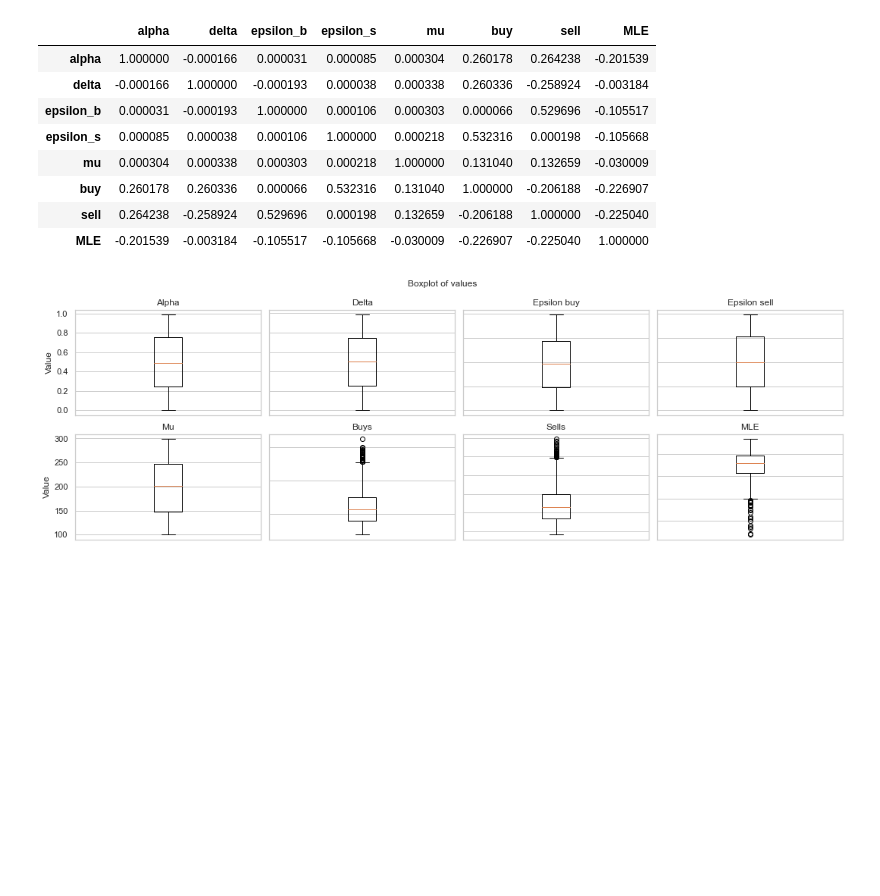
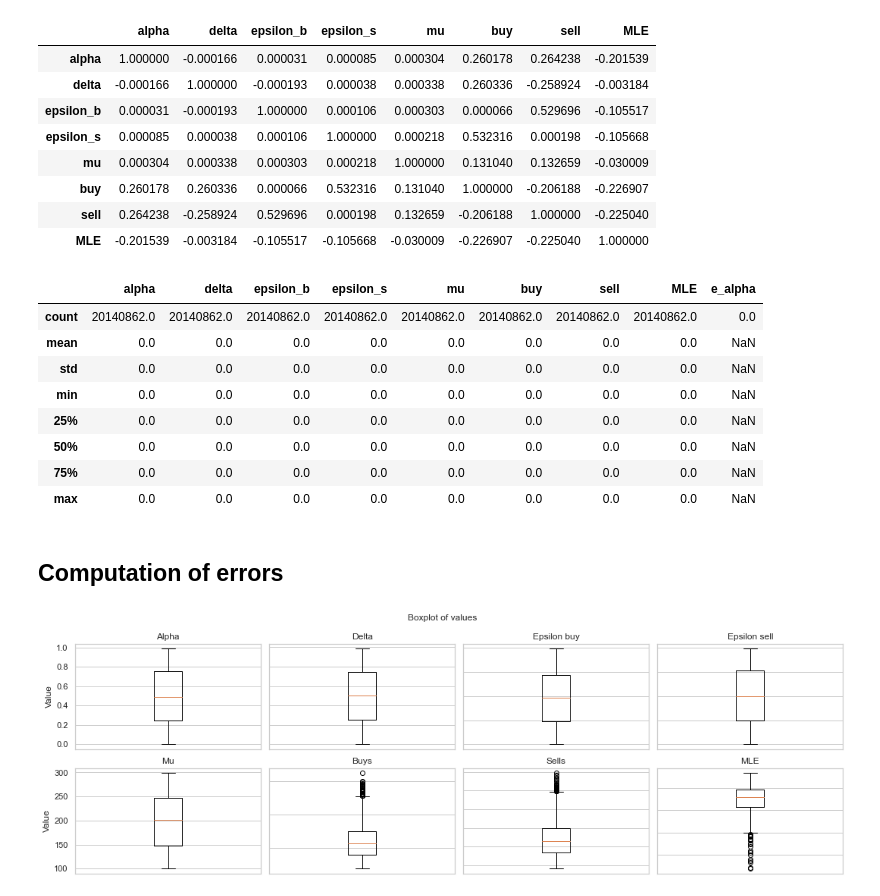
Before and after one commit to GuillaumePv/pin_surrogate_model, a Jupyter notebook: stat_desc.ipynb, the cells around one changed output. Drawn from its saved outputs; the diff is of its cells as text; code cells hidden in the pictures; blank space fills up the shorter version.

```diff
--- a/stat_desc.ipynb
+++ b/stat_desc.ipynb
@@ -38,6 +38,20 @@ df.corr()
 | MLE | -0.201539 | -0.003184 | -0.105517 | -0.105668 | -0.030009 | -0.226907 | -0.225040 | 1.000000 |
 # %%
 df_1000 = df.head(1000)
+# %%
+df['e_alpha'] = (df['alpha']-df['alpha'])/(np.max(df['alpha']) - np.min(df['alpha']))
+# %% [output]
+|  | alpha | delta | epsilon_b | epsilon_s | mu | buy | sell | MLE | e_alpha |
+| count | 20140862.0 | 20140862.0 | 20140862.0 | 20140862.0 | 20140862.0 | 20140862.0 | 20140862.0 | 20140862.0 | 0.0 |
+| mean | 0.0 | 0.0 | 0.0 | 0.0 | 0.0 | 0.0 | 0.0 | 0.0 | NaN |
+| std | 0.0 | 0.0 | 0.0 | 0.0 | 0.0 | 0.0 | 0.0 | 0.0 | NaN |
+| min | 0.0 | 0.0 | 0.0 | 0.0 | 0.0 | 0.0 | 0.0 | 0.0 | NaN |
+| 25% | 0.0 | 0.0 | 0.0 | 0.0 | 0.0 | 0.0 | 0.0 | 0.0 | NaN |
+| 50% | 0.0 | 0.0 | 0.0 | 0.0 | 0.0 | 0.0 | 0.0 | 0.0 | NaN |
+| 75% | 0.0 | 0.0 | 0.0 | 0.0 | 0.0 | 0.0 | 0.0 | 0.0 | NaN |
+| max | 0.0 | 0.0 | 0.0 | 0.0 | 0.0 | 0.0 | 0.0 | 0.0 | NaN |
+# %% [markdown]
+## Computation of errors
 # %%
 
 fig, axs = plt.subplots(2, 4,figsize=(15,5))
```
Also changed, not shown: 5 other files.
